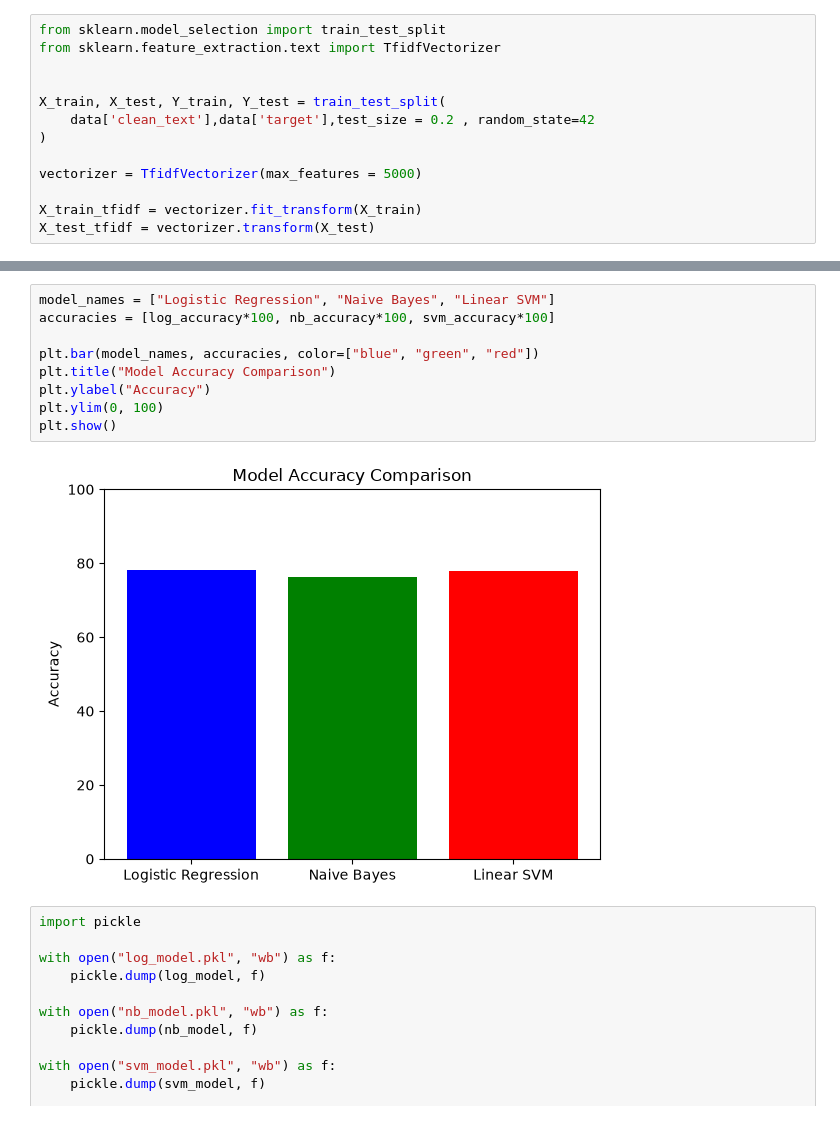
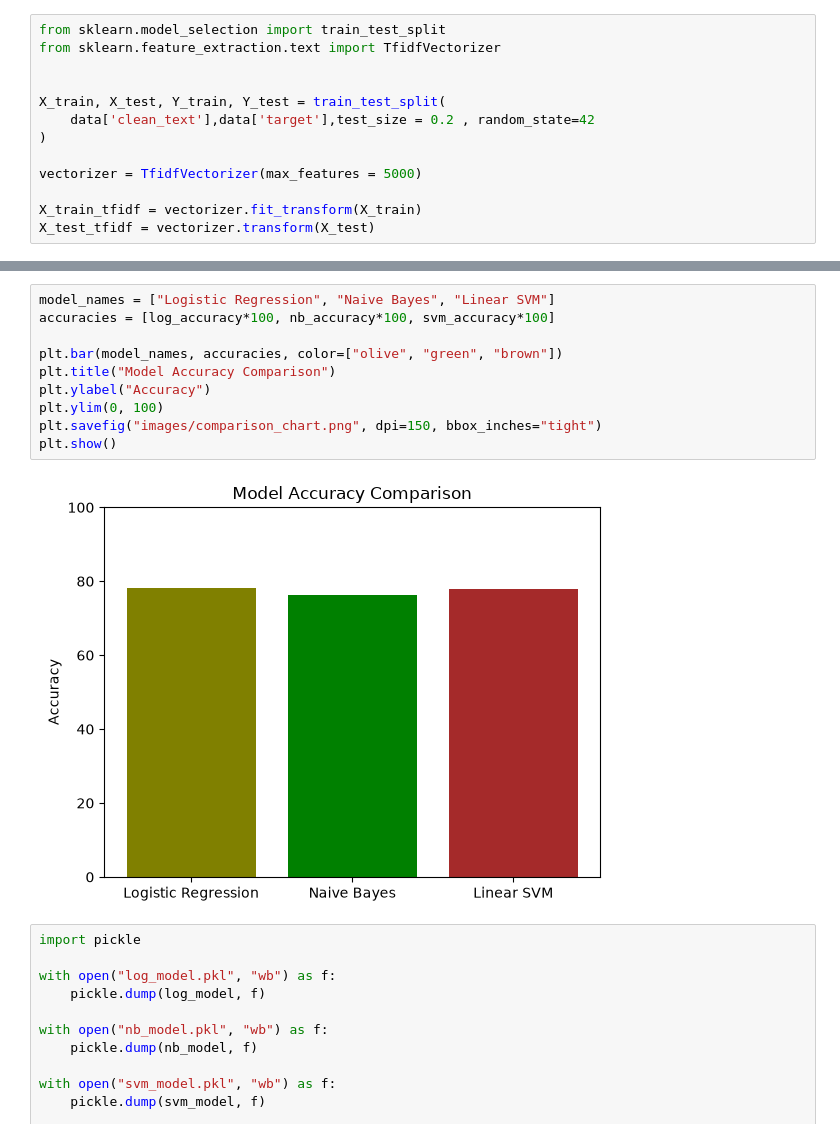
Before and after one commit to gyan-prakash-007/sentiment-analysis-project, a Jupyter notebook: sentiment_analysis.ipynb, the cells around one changed output, grey strips where cells are left out. Saved outputs shown, nothing was run; the diff lists cells and outputs as text.

```diff
--- a/sentiment_analysis.ipynb
+++ b/sentiment_analysis.ipynb
@@ -156,14 +163,15 @@ Linear SVM accuracy scores:  0.7789
 # %%
 model_names = ["Logistic Regression", "Naive Bayes", "Linear SVM"]
 accuracies = [log_accuracy*100, nb_accuracy*100, svm_accuracy*100]
 
-plt.bar(model_names, accuracies, color=["blue", "green", "red"])
+plt.bar(model_names, accuracies, color=["olive", "green", "brown"])
 plt.title("Model Accuracy Comparison")
 plt.ylabel("Accuracy")
 plt.ylim(0, 100)
+plt.savefig("images/comparison_chart.png", dpi=150, bbox_inches="tight")
 plt.show()
 # %% [output]
-[figure, old version]
+[figure, new version]
 # %%
 import pickle
 
```
Also changed, not shown: parts of 5 cells of this notebook, 11 other files.
